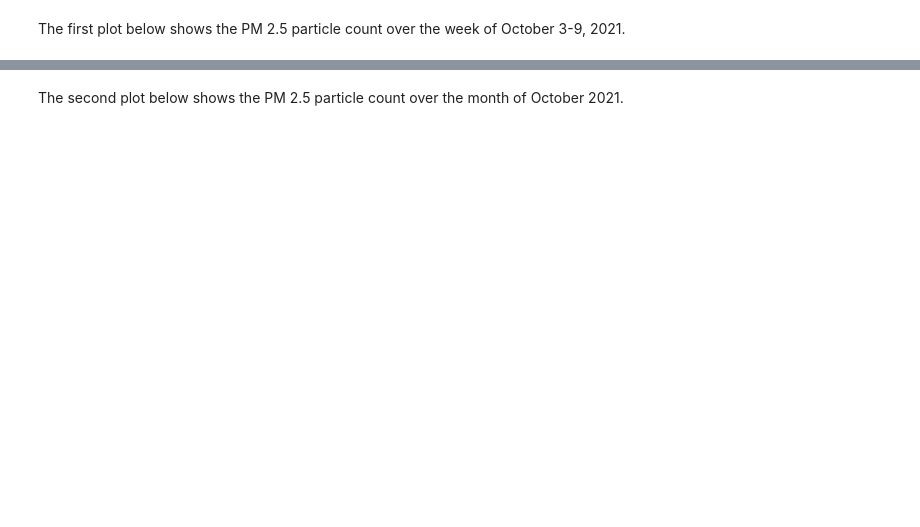
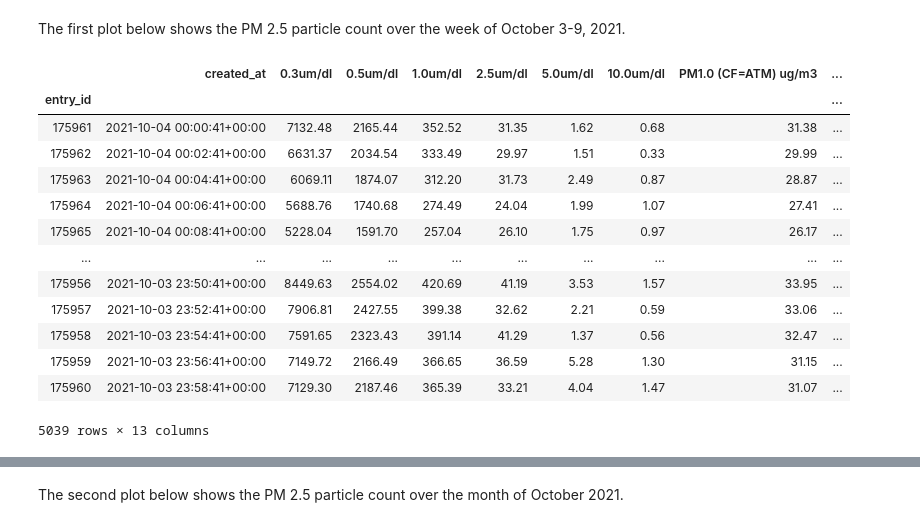
Before and after one commit to ds-modules/air-quality, a Jupyter notebook: Rio_Grande_AQI.ipynb, the cells around one changed output, grey strips where cells are left out. Saved outputs shown, nothing was run; the diff lists cells and outputs as text; code cells hidden in the pictures; blank space fills up the shorter version.

```diff
--- a/Rio_Grande_AQI.ipynb
+++ b/Rio_Grande_AQI.ipynb
@@ -325,3 +361,22 @@ sbwy_r
 # %% [markdown]
 The first plot below shows the PM 2.5 particle count over the week of October 3-9, 2021.
+# %%
+oct_2021 = ut_stadium[(ut_stadium['Year'] == 2021) | (ut_stadium['Month'] == 'Oct')]
+oct_3_9 = oct_2021[(oct_2021['Day']>=3) & (oct_2021['Day']<=9)]
+oct_3_9
+# %% [output]
+|  | created_at | 0.3um/dl | 0.5um/dl | 1.0um/dl | 2.5um/dl | 5.0um/dl | 10.0um/dl | PM1.0 (CF=ATM) ug/m3 | ... |
+| entry_id |  |  |  |  |  |  |  |  | ... |
+| 175961 | 2021-10-04 00:00:41+00:00 | 7132.48 | 2165.44 | 352.52 | 31.35 | 1.62 | 0.68 | 31.38 | ... |
+| 175962 | 2021-10-04 00:02:41+00:00 | 6631.37 | 2034.54 | 333.49 | 29.97 | 1.51 | 0.33 | 29.99 | ... |
+| 175963 | 2021-10-04 00:04:41+00:00 | 6069.11 | 1874.07 | 312.20 | 31.73 | 2.49 | 0.87 | 28.87 | ... |
+| 175964 | 2021-10-04 00:06:41+00:00 | 5688.76 | 1740.68 | 274.49 | 24.04 | 1.99 | 1.07 | 27.41 | ... |
+| 175965 | 2021-10-04 00:08:41+00:00 | 5228.04 | 1591.70 | 257.04 | 26.10 | 1.75 | 0.97 | 26.17 | ... |
+| ... | ... | ... | ... | ... | ... | ... | ... | ... | ... |
+| 175956 | 2021-10-03 23:50:41+00:00 | 8449.63 | 2554.02 | 420.69 | 41.19 | 3.53 | 1.57 | 33.95 | ... |
+| 175957 | 2021-10-03 23:52:41+00:00 | 7906.81 | 2427.55 | 399.38 | 32.62 | 2.21 | 0.59 | 33.06 | ... |
+| 175958 | 2021-10-03 23:54:41+00:00 | 7591.65 | 2323.43 | 391.14 | 41.29 | 1.37 | 0.56 | 32.47 | ... |
+| 175959 | 2021-10-03 23:56:41+00:00 | 7149.72 | 2166.49 | 366.65 | 36.59 | 5.28 | 1.30 | 31.15 | ... |
+| 175960 | 2021-10-03 23:58:41+00:00 | 7129.30 | 2187.46 | 365.39 | 33.21 | 4.04 | 1.47 | 31.07 | ... |
+5039 rows × 13 columns
 # %%
```
Also changed, not shown: parts of 24 cells of this notebook, 1 other file.
